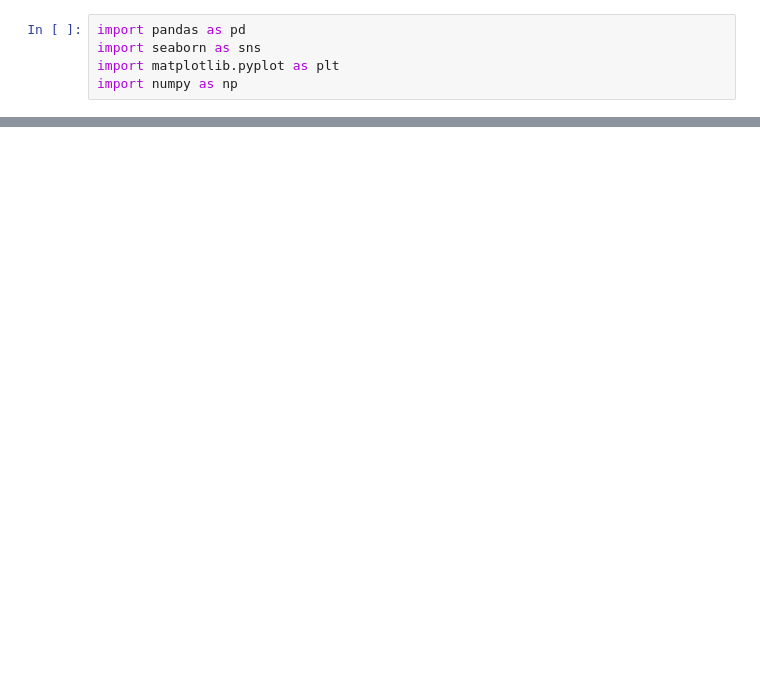
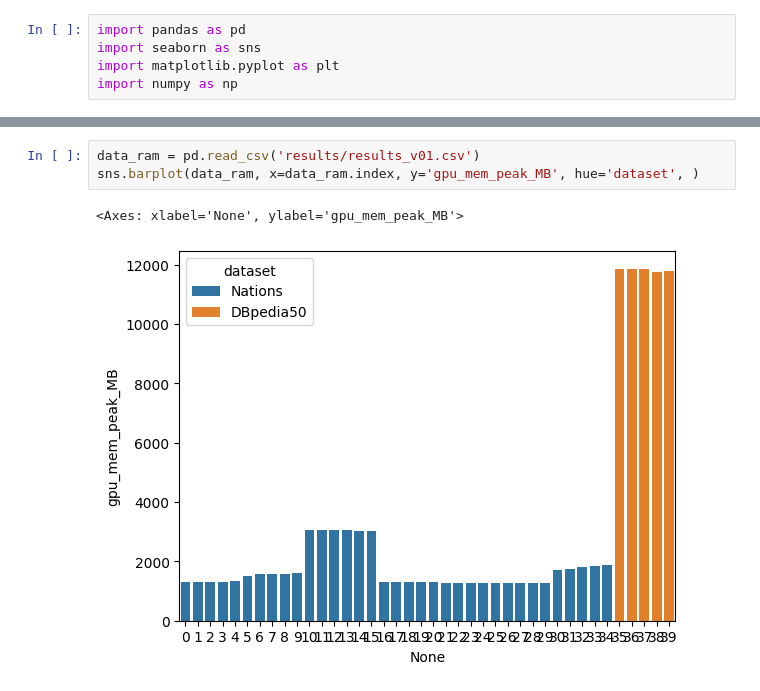
Before and after one commit to grkremer/perf_2026-1, a Jupyter notebook: plotting.ipynb, the cells around one changed output, grey strips where cells are left out. Saved outputs shown, nothing was run; the diff lists cells and outputs as text; blank space fills up the shorter version.

```diff
--- a/plotting.ipynb
+++ b/plotting.ipynb
@@ -22,0 +27,6 @@ data
+# %%
+data_ram = pd.read_csv('results/results_v01.csv')
+sns.barplot(data_ram, x=data_ram.index, y='gpu_mem_peak_MB', hue='dataset', )
+# %% [output]
+<Axes: xlabel='None', ylabel='gpu_mem_peak_MB'>
+[figure, added]
```
Also changed, not shown: parts of 15 cells of this notebook, 5 other files.
